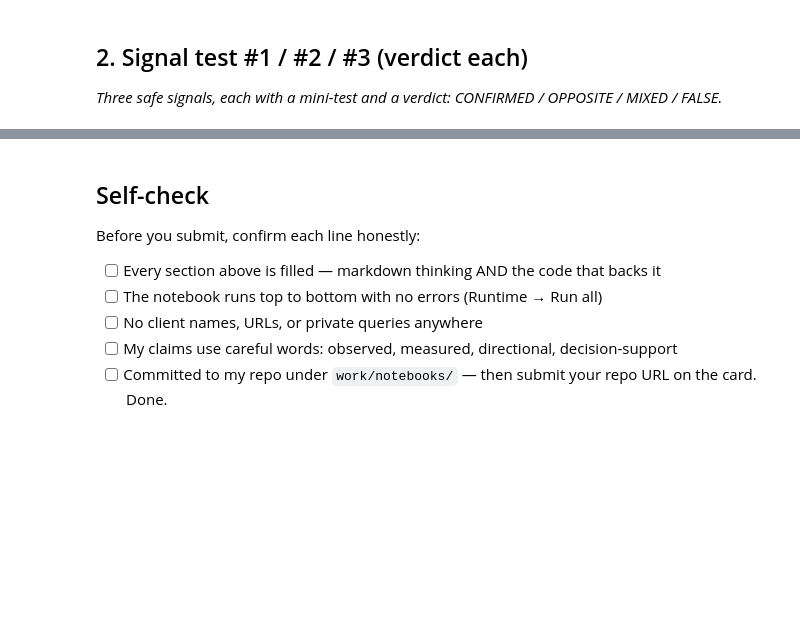
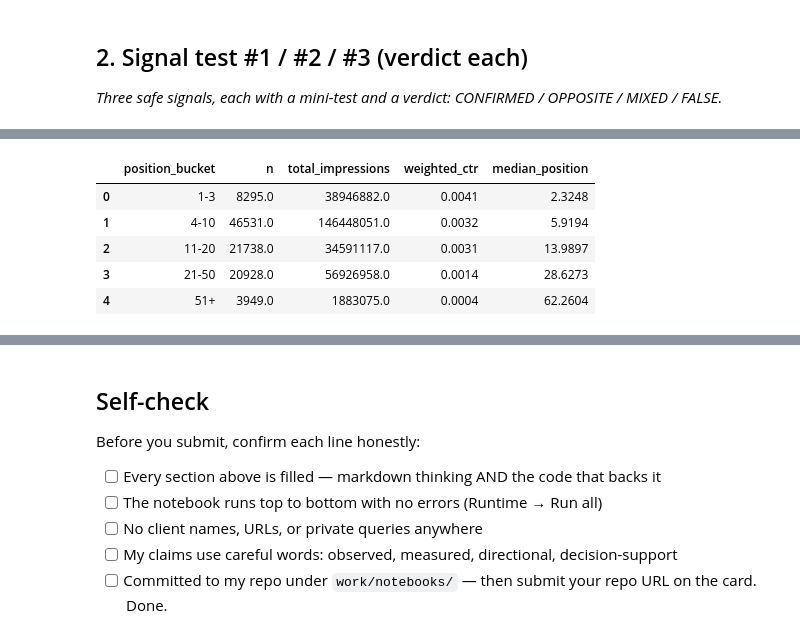
Before and after one commit to ramyaa-hegde/flyrank-ml-internship-tasks, a Jupyter notebook: work/notebooks/w04_signal_audit.ipynb, the cells around one changed output, grey strips where cells are left out. Saved outputs shown, nothing was run; the diff lists cells and outputs as text; code cells hidden in the pictures; blank space fills up the shorter version.

Commit message:
Complete ML-06 signal audit

```diff
--- a/work/notebooks/w04_signal_audit.ipynb
+++ b/work/notebooks/w04_signal_audit.ipynb
@@ -47,0 +133,92 @@ Practical Takeaway: Action engine successfully flags decay and CTR opportunities
+# %%
+import pandas as pd
+
+def weighted_ctr(group):
+    return group["march_clicks"].sum() / group["march_impressions"].sum()
+
+# Signal test 1: position bucket versus weighted CTR
+position_df = audit_df.copy()
+
+position_df["position_bucket"] = pd.cut(
+    position_df["march_avg_position"],
+    bins=[0, 3, 10, 20, 50, float("inf")],
+    labels=["1-3", "4-10", "11-20", "21-50", "51+"],
+    include_lowest=True,
+)
+
+signal_1 = (
+    position_df.groupby("position_bucket", observed=True)
+    .apply(
+        lambda group: pd.Series({
+            "n": len(group),
+            "total_impressions": group["march_impressions"].sum(),
+            "weighted_ctr": weighted_ctr(group),
+            "median_position": group["march_avg_position"].median(),
+        })
+    )
+    .reset_index()
+)
+
+print("=== Signal Test 1: Position bucket and weighted CTR ===")
+display(signal_1.round(4))
+
+# Signal test 2: February-style engagement proxy —
+# March scroll-event buckets versus weighted CTR.
+scroll_df = audit_df[
+    audit_df["march_scroll_events"].notna()
+].copy()
+
+scroll_df["scroll_bucket"] = pd.cut(
+    scroll_df["march_scroll_events"],
+    bins=[-1, 0, 2, 10, float("inf")],
+    labels=["0", "1-2", "3-10", "11+"],
+)
+
+signal_2 = (
+    scroll_df.groupby("scroll_bucket", observed=True)
+    .apply(
+        lambda group: pd.Series({
+            "n": len(group),
+            "total_impressions": group["march_impressions"].sum(),
+            "weighted_ctr": weighted_ctr(group),
+            "median_position": group["march_avg_position"].median(),
+        })
+    )
+    .reset_index()
+)
+
+print("\n=== Signal Test 2: Scroll-event bucket and weighted CTR ===")
+display(signal_2.round(4))
+
+# Signal test 3: impression decile versus weighted CTR.
+impression_df = audit_df[
+    audit_df["march_impressions"] > 0
+].copy()
+
+impression_df["impression_decile"] = pd.qcut(
+    impression_df["march_impressions"],
+    q=10,
+    duplicates="drop",
+)
+
+signal_3 = (
+    impression_df.groupby("impression_decile", observed=True)
+    .apply(
+        lambda group: pd.Series({
+            "n": len(group),
+            "median_impressions": group["march_impressions"].median(),
+            "weighted_ctr": weighted_ctr(group),
+            "median_position": group["march_avg_position"].median(),
+        })
+    )
+    .reset_index()
+)
+
+print("\n=== Signal Test 3: Impression decile and weighted CTR ===")
+display(signal_3.round(4))
+
+print(
+    "\nAll buckets show n. We will set each verdict only after "
+    "reading these real output tables."
+)
+# %% [output]
@@ -47,0 +226,6 @@ Practical Takeaway: Action engine successfully flags decay and CTR opportunities
+|  | position_bucket | n | total_impressions | weighted_ctr | median_position |
+| 0 | 1-3 | 8295.0 | 38946882.0 | 0.0041 | 2.3248 |
+| 1 | 4-10 | 46531.0 | 146448051.0 | 0.0032 | 5.9194 |
+| 2 | 11-20 | 21738.0 | 34591117.0 | 0.0031 | 13.9897 |
+| 3 | 21-50 | 20928.0 | 56926958.0 | 0.0014 | 28.6273 |
+| 4 | 51+ | 3949.0 | 1883075.0 | 0.0004 | 62.2604 |
```
Also changed, not shown: parts of 13 cells of this notebook.
